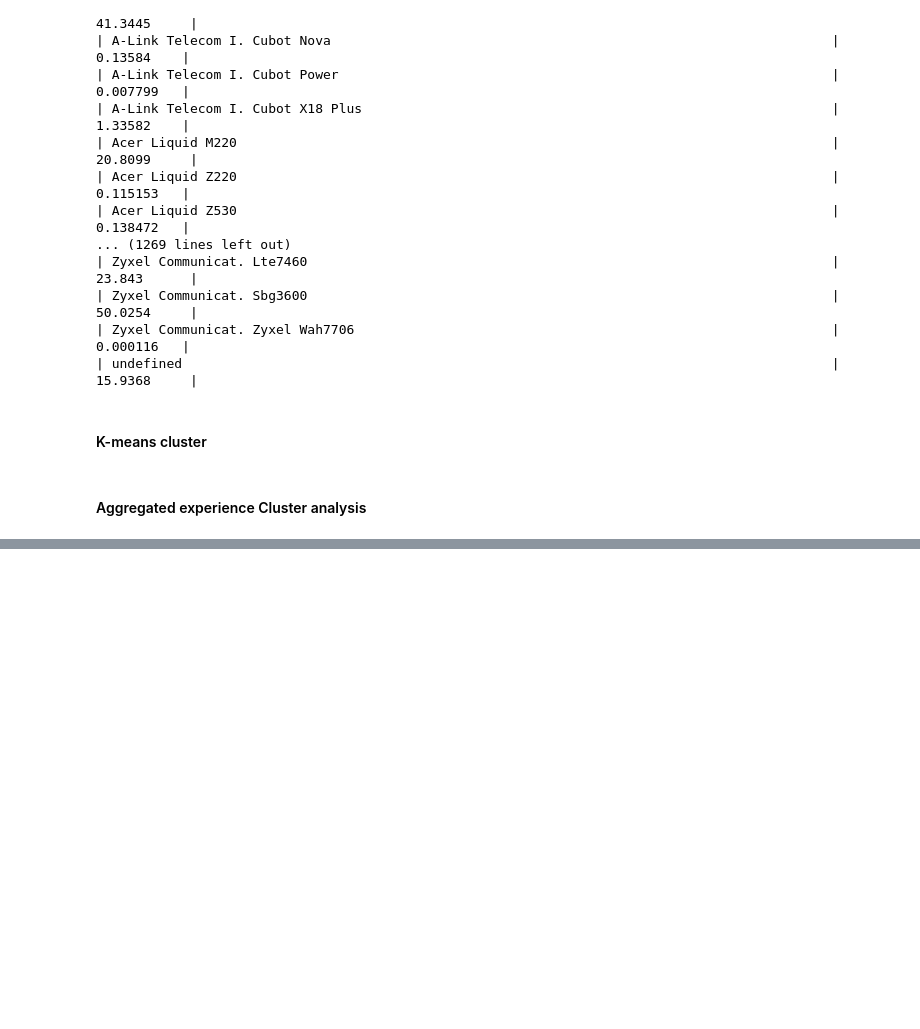
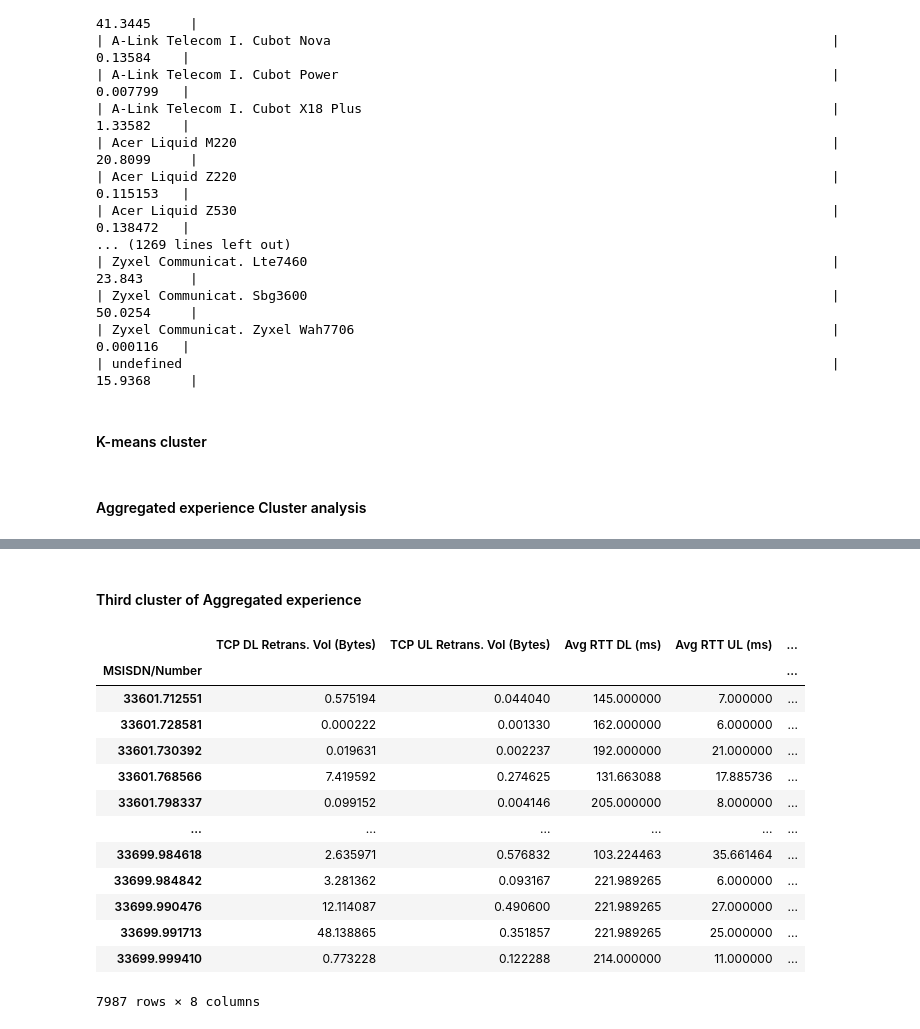
Before and after one commit to Ofgeha-Gelana/telco-profitability-study, a Jupyter notebook: notebooks/experience_analytics.ipynb, the cells around one changed output, grey strips where cells are left out. Drawn from its saved outputs; the diff is of its cells as text; code cells hidden in the pictures; blank space fills up the shorter version.

```diff
--- a/notebooks/experience_analytics.ipynb
+++ b/notebooks/experience_analytics.ipynb
@@ -164,0 +207,19 @@ Average TCP Retransmission Count per Handset Type:
+# %% [markdown]
+#### Third cluster of Aggregated experience
+# %%
+cluster_3.head(cluster_3.size)
+# %% [output]
+|  | TCP DL Retrans. Vol (Bytes) | TCP UL Retrans. Vol (Bytes) | Avg RTT DL (ms) | Avg RTT UL (ms) | ... |
+| MSISDN/Number |  |  |  |  | ... |
+| 33601.712551 | 0.575194 | 0.044040 | 145.000000 | 7.000000 | ... |
+| 33601.728581 | 0.000222 | 0.001330 | 162.000000 | 6.000000 | ... |
+| 33601.730392 | 0.019631 | 0.002237 | 192.000000 | 21.000000 | ... |
+| 33601.768566 | 7.419592 | 0.274625 | 131.663088 | 17.885736 | ... |
+| 33601.798337 | 0.099152 | 0.004146 | 205.000000 | 8.000000 | ... |
+| ... | ... | ... | ... | ... | ... |
+| 33699.984618 | 2.635971 | 0.576832 | 103.224463 | 35.661464 | ... |
+| 33699.984842 | 3.281362 | 0.093167 | 221.989265 | 6.000000 | ... |
+| 33699.990476 | 12.114087 | 0.490600 | 221.989265 | 27.000000 | ... |
+| 33699.991713 | 48.138865 | 0.351857 | 221.989265 | 25.000000 | ... |
+| 33699.999410 | 0.773228 | 0.122288 | 214.000000 | 11.000000 | ... |
+7987 rows × 8 columns
```
Also changed, not shown: parts of 5 cells of this notebook.
